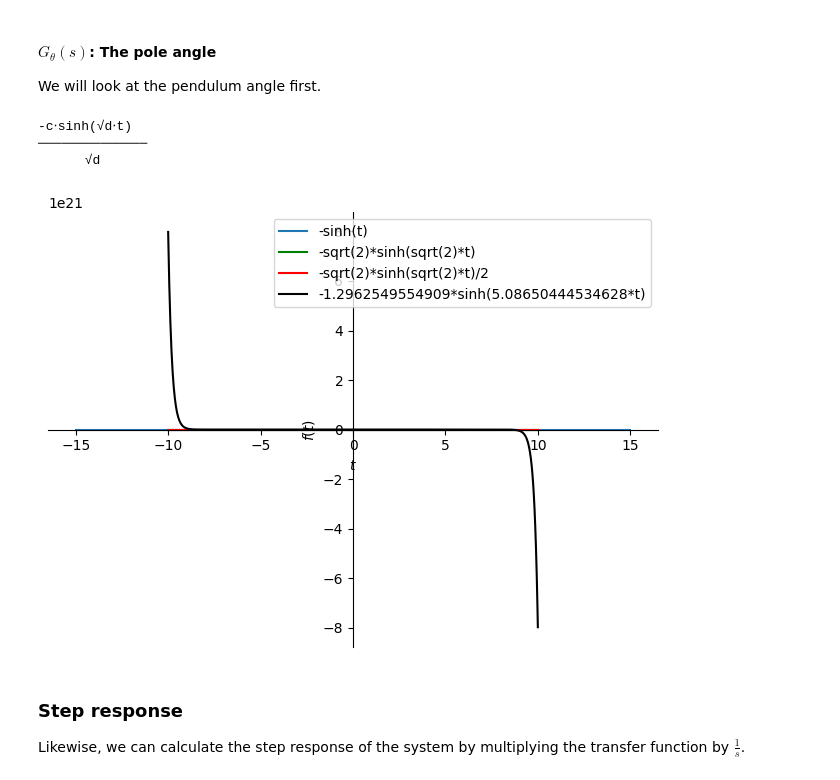
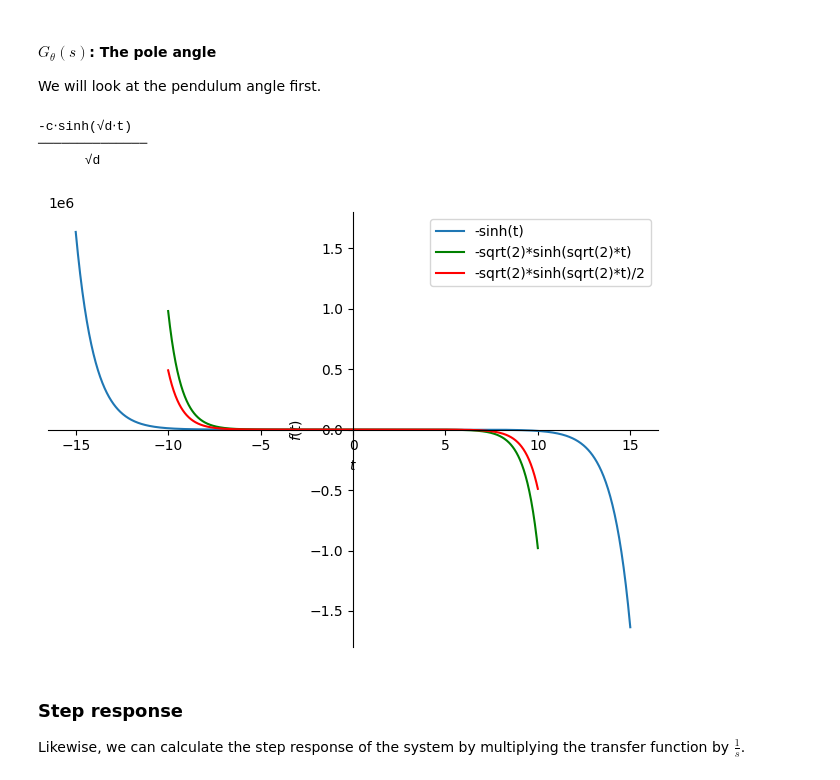
Before and after one commit to t-bieber/Modular-Inverted-Pendulum, a Jupyter notebook: simulation/inverted_pendulum_modelling.ipynb, the cells around one changed output. Saved outputs shown, nothing was run; the diff lists cells and outputs as text; code cells hidden in the pictures.

```diff
--- a/simulation/inverted_pendulum_modelling.ipynb
+++ b/simulation/inverted_pendulum_modelling.ipynb
@@ -273,24 +271,21 @@ We will look at the pendulum angle first.
 # %%
 F = 1
 X_3 = G_theta * F
 x_3 = sym.inverse_laplace_transform(X_3, s, t)
 sym.pprint(x_3)
 
-# TODO fix?
 x_3plot = x_3.subs([(c, 1), (d, 1)])
 p = sym.plot(x_3plot, (t,-15,15), legend = True, show = False)
 x_3plot2 = x_3.subs([(c, 2), (d, 2)])
 p.extend(sym.plot(x_3plot2, legend = True, line_color='g', show = False))
 x_3plot2 = x_3.subs([(c, 1), (d, 2)])
 p.extend(sym.plot(x_3plot2, legend = True, line_color='r', show = False))
-x_3plot2 = x_3.subs([(c, 6.593406593406594), (d, 25.87252747252748)])       # these values are obtained from values in invp_pid_control.ipynb
-p.extend(sym.plot(x_3plot2, legend = True, line_color='k', show = False))
 p.show()
 # %% [output]
 -c⋅sinh(√d⋅t)
 ──────────────
       √d
-[figure, old version]
+[figure, new version]
 # %% [markdown]
 ### Step response
 
```
Also changed, not shown: parts of 3 cells of this notebook, 7 other files.
